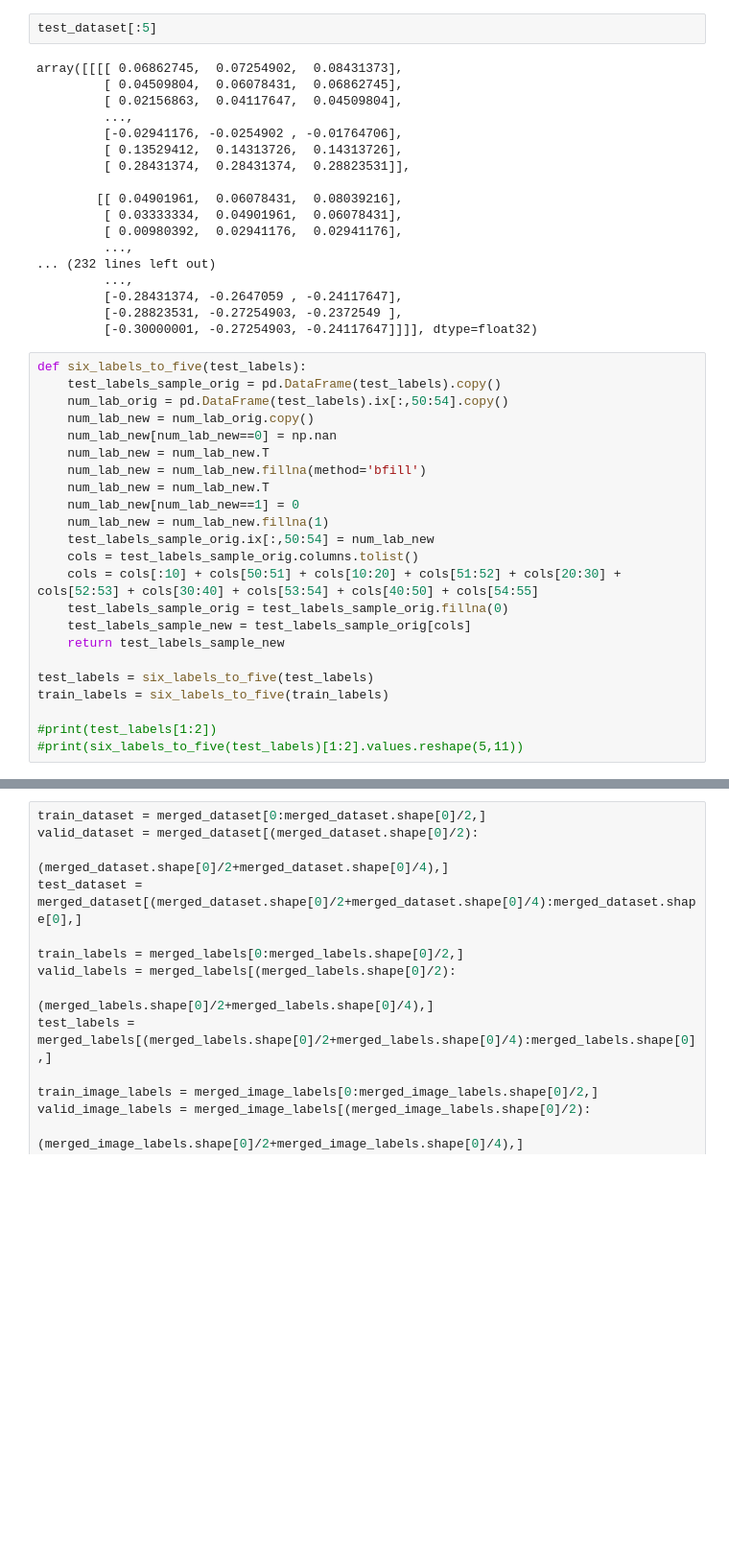
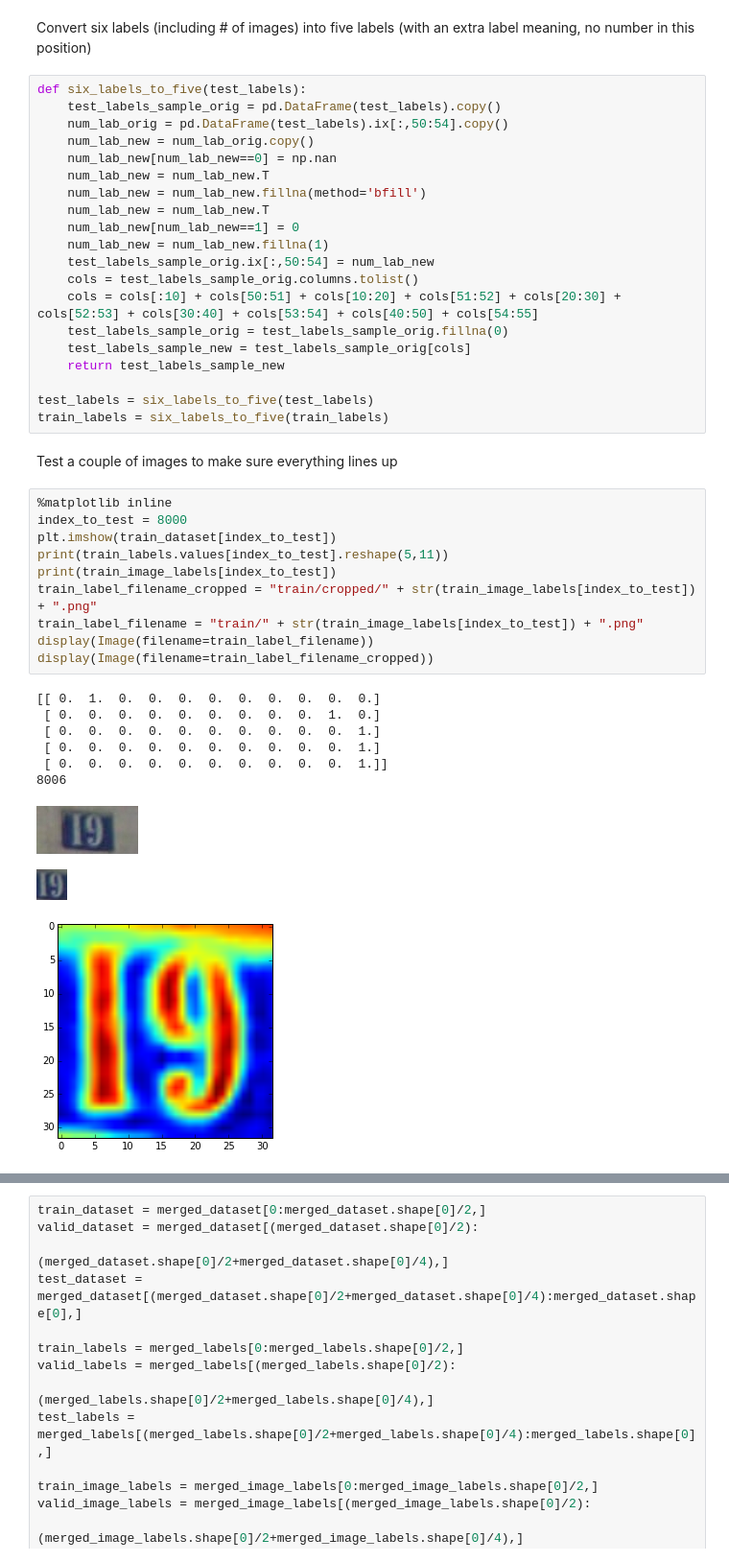
Before and after one commit to sarahrn/ImageSequenceRecognitionSVHN, a Jupyter notebook: LiveCamera_TensorFlow.ipynb, the cells around one changed output, grey strips where cells are left out. Shown at 96% size. Saved outputs shown, nothing was run; the diff lists cells and outputs as text; blank space fills up the shorter version.

```diff
--- a/LiveCamera_TensorFlow.ipynb
+++ b/LiveCamera_TensorFlow.ipynb
@@ -43,23 +30,5 @@ Int64Index([    1,     2,     3,     4,     5,     6,     7,     8,     9,
-# %%
-test_dataset[:5]
-# %% [output]
-array([[[[ 0.06862745,  0.07254902,  0.08431373],
-         [ 0.04509804,  0.06078431,  0.06862745],
-         [ 0.02156863,  0.04117647,  0.04509804],
-         ...,
-         [-0.02941176, -0.0254902 , -0.01764706],
-         [ 0.13529412,  0.14313726,  0.14313726],
-         [ 0.28431374,  0.28431374,  0.28823531]],
-
-        [[ 0.04901961,  0.06078431,  0.08039216],
-         [ 0.03333334,  0.04901961,  0.06078431],
-         [ 0.00980392,  0.02941176,  0.02941176],
-         ...,
-... (232 lines left out)
-         ...,
-         [-0.28431374, -0.2647059 , -0.24117647],
-         [-0.28823531, -0.27254903, -0.2372549 ],
-         [-0.30000001, -0.27254903, -0.24117647]]]], dtype=float32)
+# %% [markdown]
+Convert six labels (including # of images) into five labels (with an extra label meaning, no number in this position)
 # %%
 def six_labels_to_five(test_labels):
     test_labels_sample_orig = pd.DataFrame(test_labels).copy()
@@ -80,6 +49,25 @@ def six_labels_to_five(test_labels):
 
 test_labels = six_labels_to_five(test_labels)
 train_labels = six_labels_to_five(train_labels)
-
-#print(test_labels[1:2])
-#print(six_labels_to_five(test_labels)[1:2].values.reshape(5,11))
+# %% [markdown]
+Test a couple of images to make sure everything lines up
+# %%
+%matplotlib inline
+index_to_test = 8000
+plt.imshow(train_dataset[index_to_test])
+print(train_labels.values[index_to_test].reshape(5,11))
+print(train_image_labels[index_to_test])
+train_label_filename_cropped = "train/cropped/" + str(train_image_labels[index_to_test]) + ".png"
+train_label_filename = "train/" + str(train_image_labels[index_to_test]) + ".png"
+display(Image(filename=train_label_filename))
+display(Image(filename=train_label_filename_cropped))
+# %% [output]
+[[ 0.  1.  0.  0.  0.  0.  0.  0.  0.  0.  0.]
+ [ 0.  0.  0.  0.  0.  0.  0.  0.  0.  1.  0.]
+ [ 0.  0.  0.  0.  0.  0.  0.  0.  0.  0.  1.]
+ [ 0.  0.  0.  0.  0.  0.  0.  0.  0.  0.  1.]
+ [ 0.  0.  0.  0.  0.  0.  0.  0.  0.  0.  1.]]
+8006
+[figure, added]
+[figure, added]
+[figure, added]
```
Also changed, not shown: parts of 15 cells of this notebook, 1 other file.
